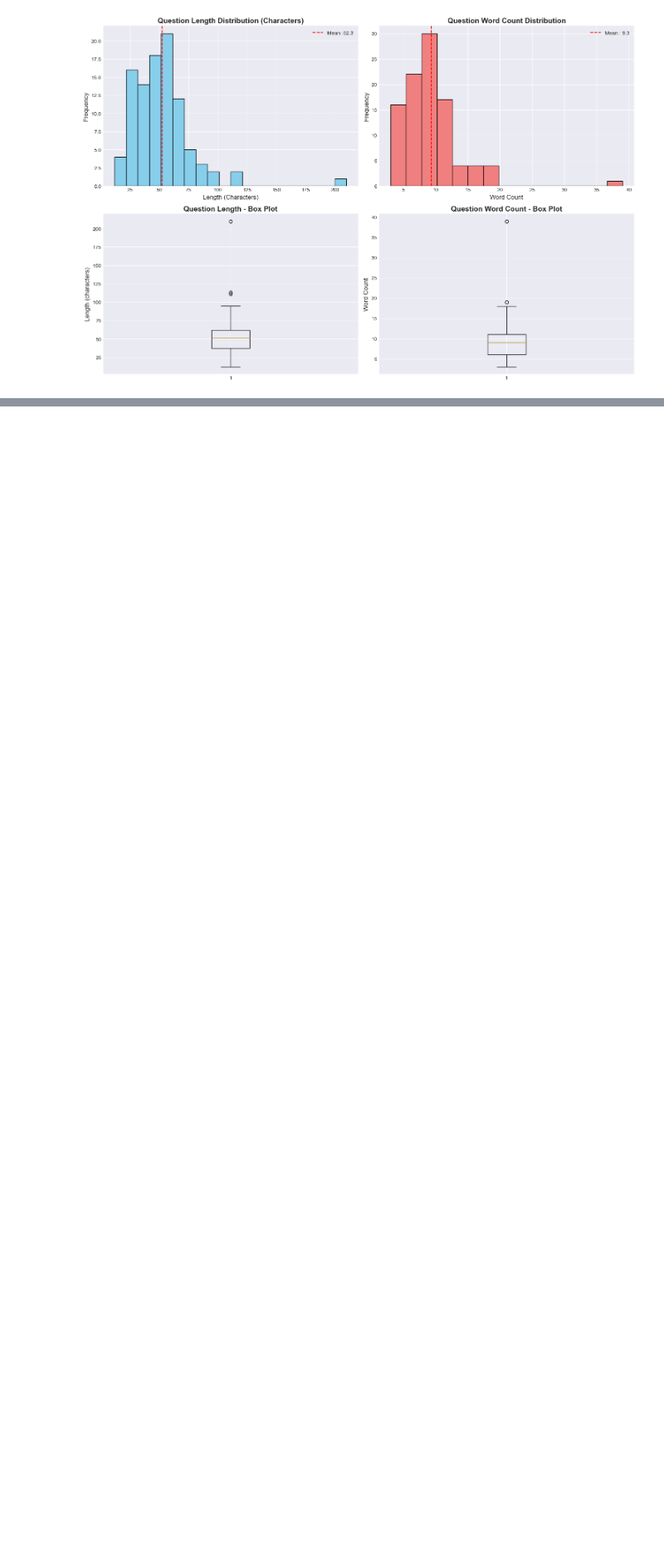
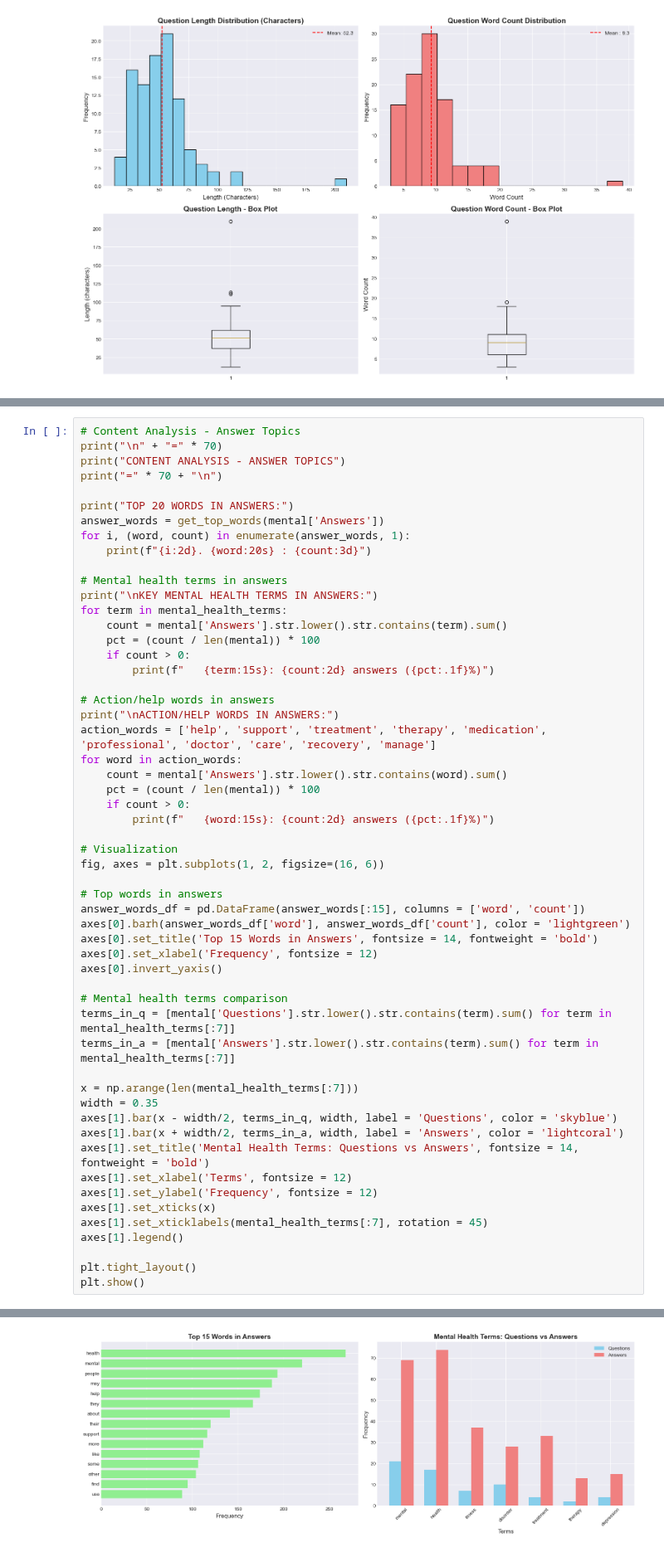
Before and after one commit to HoodaVishal/Intelligent-Customer-Support-System, a Jupyter notebook: notebooks/01_Data_Exploration.ipynb, the cells around one changed output, grey strips where cells are left out. Shown at 83% size. Drawn from its saved outputs; the diff is of its cells as text; blank space fills up the shorter version.

```diff
--- a/notebooks/01_Data_Exploration.ipynb
+++ b/notebooks/01_Data_Exploration.ipynb
@@ -2822,0 +3076,56 @@ Question: What is MSP?
+# %%
+# Content Analysis - Answer Topics
+print("\n" + "=" * 70)
+print("CONTENT ANALYSIS - ANSWER TOPICS")
+print("=" * 70 + "\n")
+
+print("TOP 20 WORDS IN ANSWERS:")
+answer_words = get_top_words(mental['Answers'])
+for i, (word, count) in enumerate(answer_words, 1):
+    print(f"{i:2d}. {word:20s} : {count:3d}")
+
+# Mental health terms in answers
+print("\nKEY MENTAL HEALTH TERMS IN ANSWERS:")
+for term in mental_health_terms:
+    count = mental['Answers'].str.lower().str.contains(term).sum()
+    pct = (count / len(mental)) * 100
+    if count > 0:
+        print(f"   {term:15s}: {count:2d} answers ({pct:.1f}%)")
+
+# Action/help words in answers
+print("\nACTION/HELP WORDS IN ANSWERS:")
+action_words = ['help', 'support', 'treatment', 'therapy', 'medication', 'professional', 'doctor', 'care', 'recovery', 'manage']
+for word in action_words:
+    count = mental['Answers'].str.lower().str.contains(word).sum()
+    pct = (count / len(mental)) * 100
+    if count > 0:
+        print(f"   {word:15s}: {count:2d} answers ({pct:.1f}%)")
+
+# Visualization
+fig, axes = plt.subplots(1, 2, figsize=(16, 6))
+
+# Top words in answers
+answer_words_df = pd.DataFrame(answer_words[:15], columns = ['word', 'count'])
+axes[0].barh(answer_words_df['word'], answer_words_df['count'], color = 'lightgreen')
+axes[0].set_title('Top 15 Words in Answers', fontsize = 14, fontweight = 'bold')
+axes[0].set_xlabel('Frequency', fontsize = 12)
+axes[0].invert_yaxis()
+
+# Mental health terms comparison
+terms_in_q = [mental['Questions'].str.lower().str.contains(term).sum() for term in mental_health_terms[:7]]
+terms_in_a = [mental['Answers'].str.lower().str.contains(term).sum() for term in mental_health_terms[:7]]
+
+x = np.arange(len(mental_health_terms[:7]))
+width = 0.35
+axes[1].bar(x - width/2, terms_in_q, width, label = 'Questions', color = 'skyblue')
+axes[1].bar(x + width/2, terms_in_a, width, label = 'Answers', color = 'lightcoral')
+axes[1].set_title('Mental Health Terms: Questions vs Answers', fontsize = 14, fontweight = 'bold')
+axes[1].set_xlabel('Terms', fontsize = 12)
+axes[1].set_ylabel('Frequency', fontsize = 12)
+axes[1].set_xticks(x)
+axes[1].set_xticklabels(mental_health_terms[:7], rotation = 45)
+axes[1].legend()
+
+plt.tight_layout()
+plt.show()
+# %% [output]
@@ -2822,0 +3149 @@ Question: What is MSP?
+[figure, added]
```
Also changed, not shown: parts of 9 cells of this notebook.
